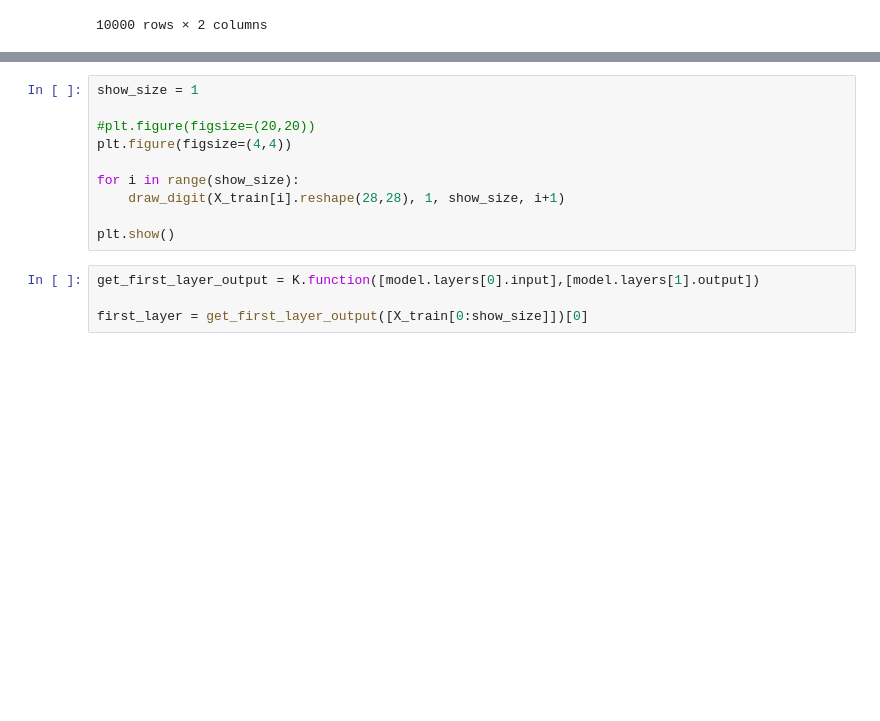
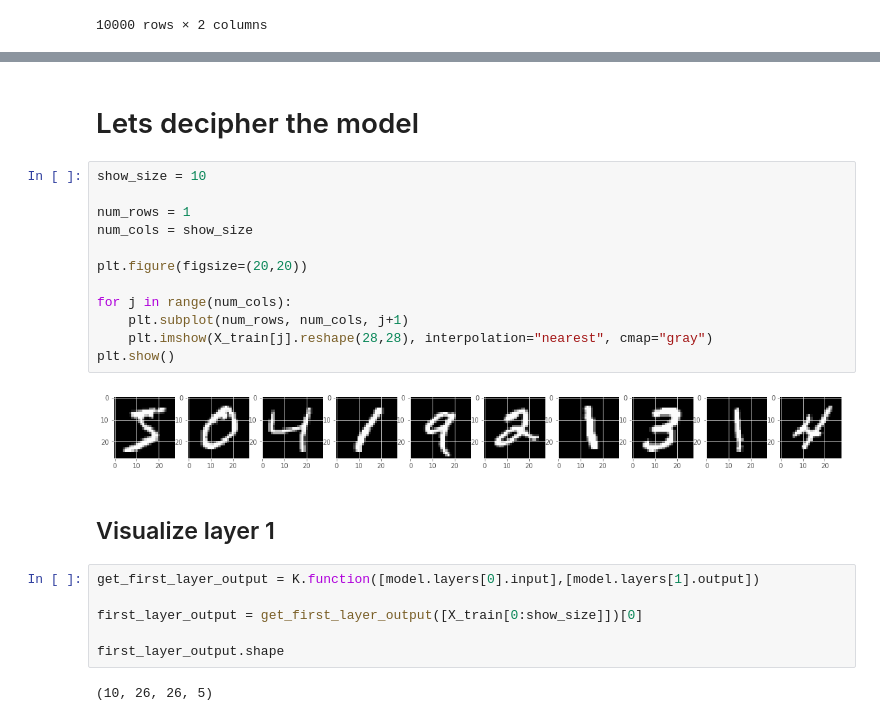
Before and after one commit to RajHarry/DeepNets, a Jupyter notebook: Keras/01 CNN_MNIST.ipynb, the cells around one changed output, grey strips where cells are left out. Cells and saved outputs as stored; diff of their text form; blank space fills up the shorter version.

```diff
--- a/Keras/01 CNN_MNIST.ipynb
+++ b/Keras/01 CNN_MNIST.ipynb
@@ -262,14 +278,26 @@ sub
+# %% [markdown]
+# Lets decipher the model
 # %%
-show_size = 1
+show_size = 10
 
-#plt.figure(figsize=(20,20))
-plt.figure(figsize=(4,4))
+num_rows = 1
+num_cols = show_size
 
-for i in range(show_size):
-    draw_digit(X_train[i].reshape(28,28), 1, show_size, i+1)
+plt.figure(figsize=(20,20))
 
+for j in range(num_cols):
+    plt.subplot(num_rows, num_cols, j+1)
+    plt.imshow(X_train[j].reshape(28,28), interpolation="nearest", cmap="gray")
 plt.show()
+# %% [output]
+[figure, added]
+# %% [markdown]
+## Visualize layer 1
 # %%
 get_first_layer_output = K.function([model.layers[0].input],[model.layers[1].output])
 
-first_layer = get_first_layer_output([X_train[0:show_size]])[0]
+first_layer_output = get_first_layer_output([X_train[0:show_size]])[0]
+
+first_layer_output.shape
+# %% [output]
+(10, 26, 26, 5)
```
Also changed, not shown: parts of 35 cells of this notebook.
